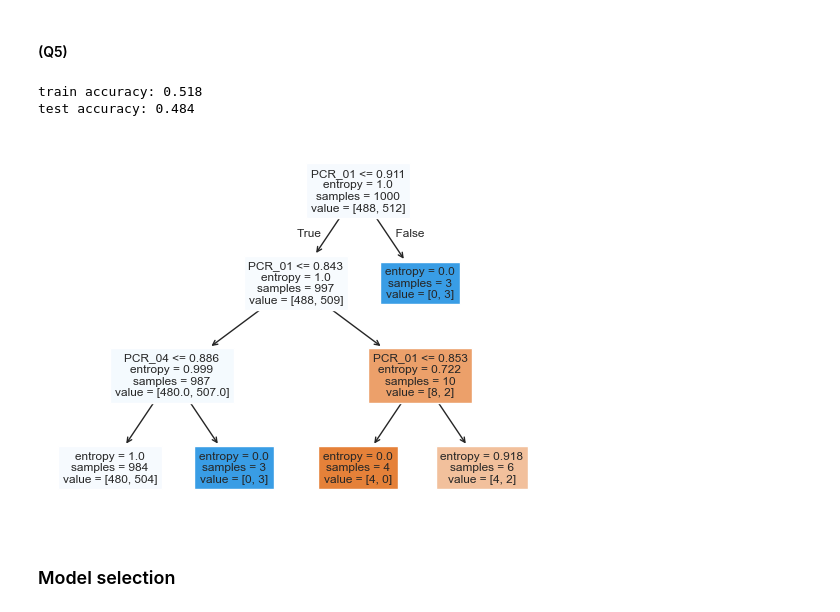
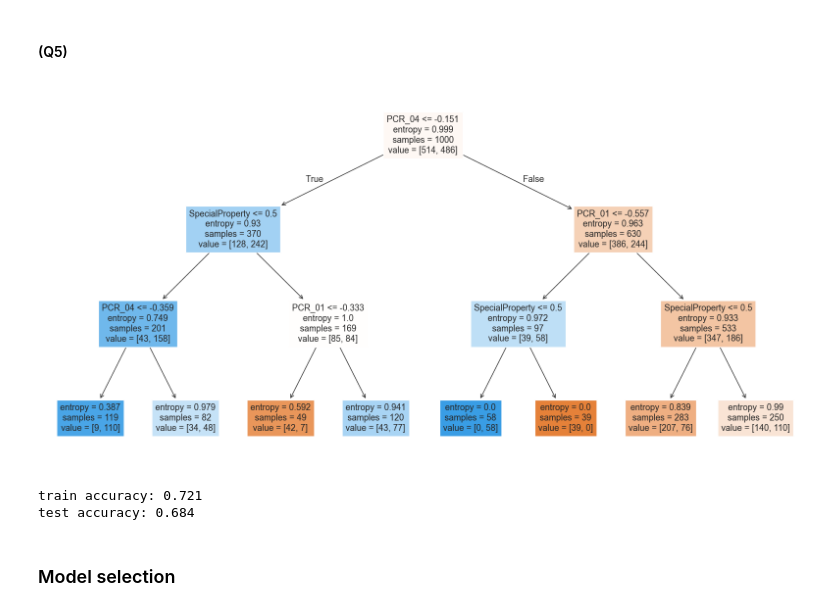
Before and after one commit to UriKH/ML-02360766, a Jupyter notebook: wet_hw2/wet_hw2.ipynb, the cells around one changed output. Saved outputs shown, nothing was run; the diff lists cells and outputs as text; code cells hidden in the pictures.

```diff
--- a/wet_hw2/wet_hw2.ipynb
+++ b/wet_hw2/wet_hw2.ipynb
@@ -119,21 +119,23 @@ test accuracy:  0.732
 # %%
 p2_feats = ('PCR_01', 'PCR_04', 'SpecialProperty')
 
 p2_train = train[list(p2_feats)]
 p2_test = test[list(p2_feats)]
 
 # learn the training data
 decision_tree = DT(criterion='entropy', max_depth=3)
-decision_tree.fit(p2_train, train['spread'])
+decision_tree.fit(p2_train, train['risk'])
 
+plt.figure(figsize=(20, 10))
 plot_tree(decision_tree, feature_names=p2_feats, max_depth=3, filled=True)
+plt.show()
 
-print(f"train accuracy: {decision_tree.score(p2_train, train['spread'])}")
-print(f"test accuracy: {decision_tree.score(p2_test, test['spread'])}")
+print(f"train accuracy: {decision_tree.score(p2_train, train['risk'])}")
+print(f"test accuracy: {decision_tree.score(p2_test, test['risk'])}")
 # %% [output]
+[figure, new version]
-train accuracy: 0.518
-test accuracy: 0.484
+train accuracy: 0.721
+test accuracy: 0.684
-[figure, old version]
 # %% [markdown]
 ### Model selection
 # %% [markdown]
```
